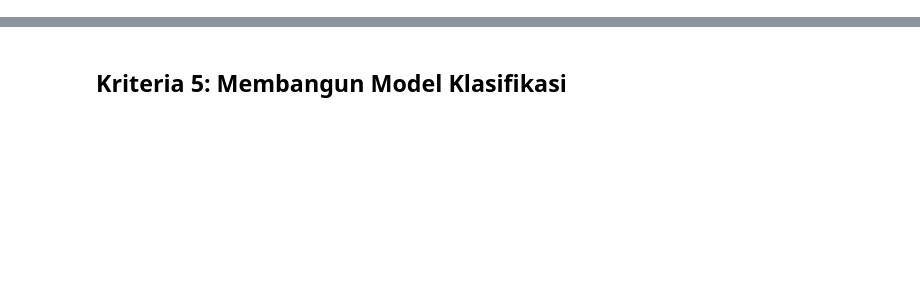
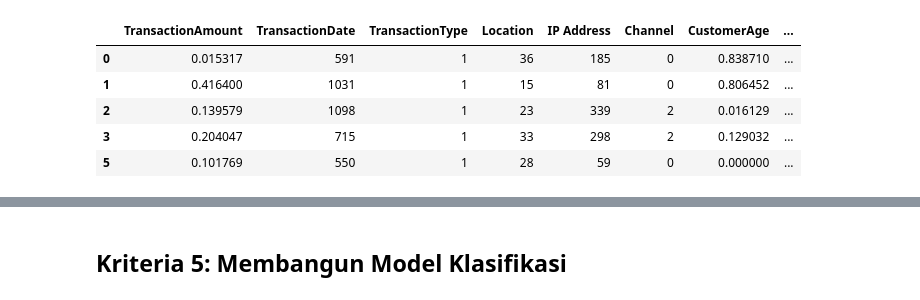
Before and after one commit to izamrosiawan/mini-project, a Jupyter notebook: proyek-machine-learning-dicoding/Klasifikasi-Submission-Akhir-BMLP-IzamRosiaw.ipynb, the cells around one changed output, grey strips where cells are left out. Cells and saved outputs as stored; diff of their text form; code cells hidden in the pictures; blank space fills up the shorter version.

```diff
--- a/proyek-machine-learning-dicoding/Klasifikasi-Submission-Akhir-BMLP-IzamRosiaw.ipynb
+++ b/proyek-machine-learning-dicoding/Klasifikasi-Submission-Akhir-BMLP-IzamRosiaw.ipynb
@@ -0,0 +112,84 @@
+# %%
+print("Memulai Kriteria 2: Pembersihan dan Pra Pemrosesan Data")
+
+# Salin dataframe asli agar data mentah tetap aman
+df_processed = df.copy()
+
+# 1. Drop kolom ID yang tidak relevan
+id_columns = ['TransactionID', 'AccountID', 'DeviceID', 'IPAddress', 'MerchantID']
+cols_to_drop = [col for col in id_columns if col in df_processed.columns]
+if cols_to_drop:
+    df_processed = df_processed.drop(columns=cols_to_drop)
+    print(f"✅ Kolom ID yang dihapus: {cols_to_drop}")
+else:
+    print("Tidak ada kolom ID yang dihapus.")
+
+# 2. Mengecek dan menangani data hilang & duplikat
+print(f"\nJumlah data hilang sebelum dibersihkan:\n{df_processed.isnull().sum()}\n")
+if df_processed.isnull().sum().sum() > 0:
+    df_processed = df_processed.dropna()
+    print("✅ Data hilang (NaN) sudah ditangani dengan metode dropna().")
+else:
+    print("Tidak ada data hilang.")
+
+print(f"\nJumlah data duplikat sebelum dibersihkan: {df_processed.duplicated().sum()}")
+if df_processed.duplicated().sum() > 0:
+    df_processed = df_processed.drop_duplicates()
+    print("✅ Data duplikat sudah dihapus.")
+else:
+    print("Tidak ada data duplikat.")
+
+# 3. Menangani Outlier pada 'TransactionAmount' menggunakan metode IQR
+if 'TransactionAmount' in df_processed.columns:
+    print("\nMenangani outliers pada 'TransactionAmount'...")
+    Q1 = df_processed['TransactionAmount'].quantile(0.25)
+    Q3 = df_processed['TransactionAmount'].quantile(0.75)
+    IQR = Q3 - Q1
+    lower_bound = Q1 - 1.5 * IQR
+    upper_bound = Q3 + 1.5 * IQR
+    outliers_count = ((df_processed['TransactionAmount'] < lower_bound) | (df_processed['TransactionAmount'] > upper_bound)).sum()
+    print(f"Ditemukan {outliers_count} outliers berdasarkan IQR.")
+    df_processed = df_processed[(df_processed['TransactionAmount'] >= lower_bound) & (df_processed['TransactionAmount'] <= upper_bound)]
+    print("✅ Outliers sudah dihapus.")
+else:
+    print("Kolom 'TransactionAmount' tidak ditemukan, skip outlier removal.")
+
+# 4. Binning pada fitur 'Age'
+if 'Age' in df_processed.columns:
+    print("\nMelakukan binning pada fitur 'Age'...")
+    age_bins = [0, 25, 40, 60, 100]
+    age_labels = ['Muda', 'Dewasa Muda', 'Dewasa', 'Senior']
+    df_processed['AgeGroup'] = pd.cut(df_processed['Age'], bins=age_bins, labels=age_labels, right=False)
+    df_processed = df_processed.drop(columns=['Age'])
+    print("✅ Fitur 'Age' sudah di-binning menjadi 'AgeGroup'.")
+else:
+    print("Kolom 'Age' tidak ditemukan, skip binning.")
+
+# 5. Feature Encoding (Kategorikal) dan Scaling (Numerik)
+from sklearn.preprocessing import LabelEncoder, MinMaxScaler
+numerical_cols = df_processed.select_dtypes(include=np.number).columns.tolist()
+categorical_cols = df_processed.select_dtypes(include=['object', 'category']).columns.tolist()
+print(f"\nKolom Numerik untuk Scaling: {numerical_cols}")
+print(f"Kolom Kategorikal untuk Encoding: {categorical_cols}")
+
+df_inverse = df_processed.copy()
+label_encoders = {}
+if categorical_cols:
+    for col in categorical_cols:
+        le = LabelEncoder()
+        df_processed[col] = le.fit_transform(df_processed[col])
+        label_encoders[col] = le
+    print("\n✅ Semua kolom kategorikal sudah di-encode.")
+else:
+    print("Tidak ada kolom kategorikal untuk di-encode.")
+
+if numerical_cols:
+    scaler = MinMaxScaler()
+    df_processed[numerical_cols] = scaler.fit_transform(df_processed[numerical_cols])
+    print("✅ Semua kolom numerik sudah di-scale menggunakan MinMaxScaler.")
+else:
+    print("Tidak ada kolom numerik untuk di-scale.")
+
+print("\n--- Pra-pemrosesan Selesai! ---")
+display(df_processed.head())
+# %% [output]
@@ -0,0 +213,6 @@
+|  | TransactionAmount | TransactionDate | TransactionType | Location | IP Address | Channel | CustomerAge | ... |
+| 0 | 0.015317 | 591 | 1 | 36 | 185 | 0 | 0.838710 | ... |
+| 1 | 0.416400 | 1031 | 1 | 15 | 81 | 0 | 0.806452 | ... |
+| 2 | 0.139579 | 1098 | 1 | 23 | 339 | 2 | 0.016129 | ... |
+| 3 | 0.204047 | 715 | 1 | 33 | 298 | 2 | 0.129032 | ... |
+| 5 | 0.101769 | 550 | 1 | 28 | 59 | 0 | 0.000000 | ... |
```
Also changed, not shown: parts of 9 cells of this notebook.
